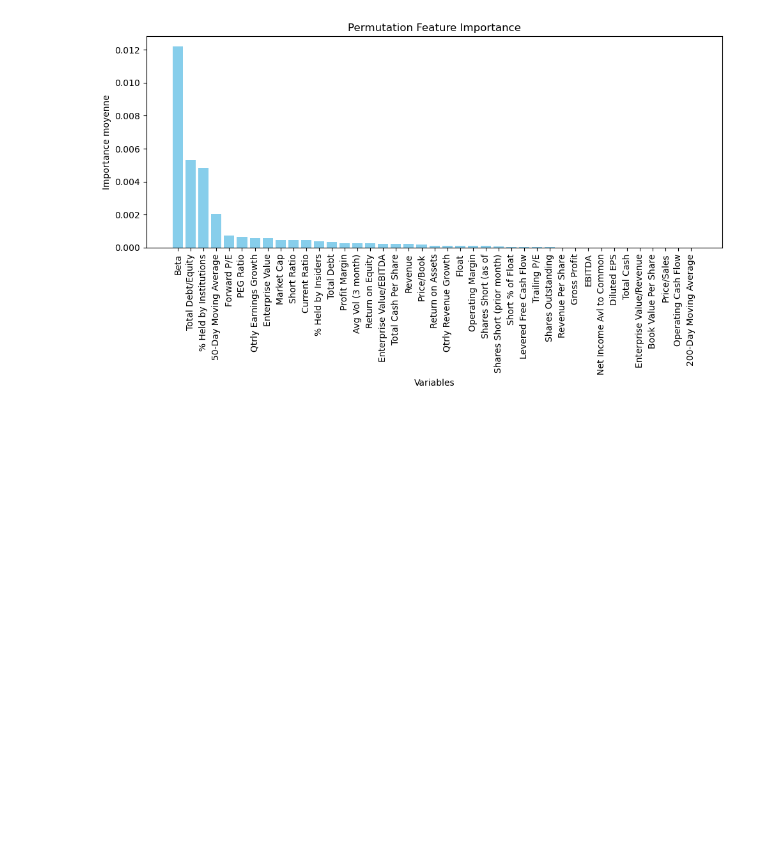
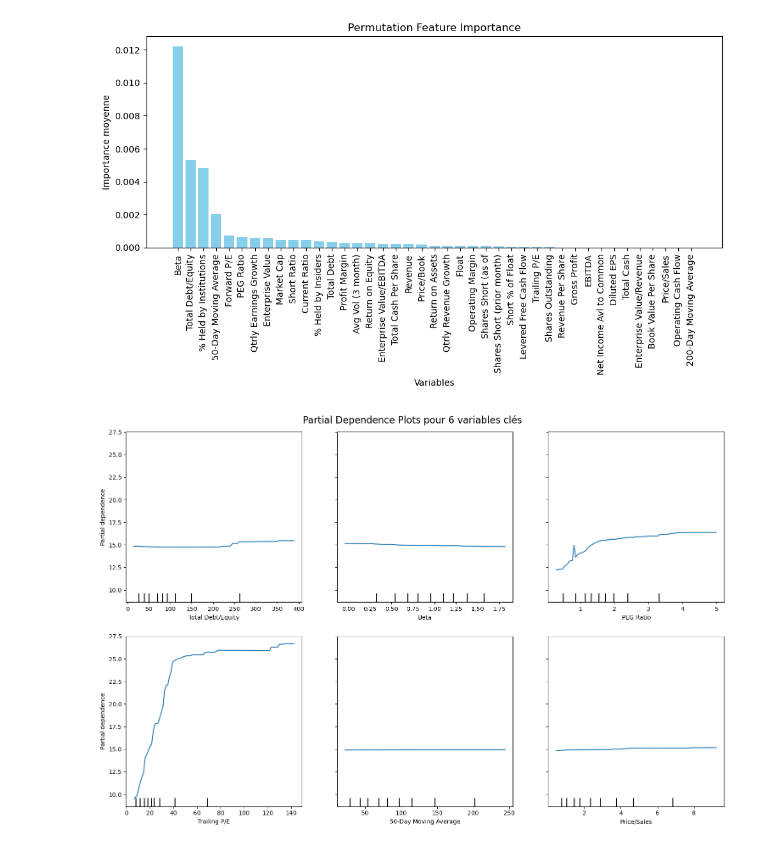
Before and after one commit to Kelian2909/projet, a Jupyter notebook: proj/analysis.ipynb, the cells around one changed output. Cells and saved outputs as stored; diff of their text form; code cells hidden in the pictures; blank space fills up the shorter version.

```diff
--- a/proj/analysis.ipynb
+++ b/proj/analysis.ipynb
@@ -1239,3 +1239,34 @@ plt.tight_layout()
 plt.show()
 # %% [output]
 [figure]
+# %%
+import matplotlib.pyplot as plt
+from sklearn.inspection import PartialDependenceDisplay
+
+# Extrait des 6 variables jugées les plus importantes selon la Permutation Importance
+features_to_plot = [
+    "Total Debt/Equity",
+    "Beta",
+    "PEG Ratio",
+    "Trailing P/E",
+    "50-Day Moving Average",
+    "Price/Sales"
+]
+
+# Génération des Partial Dependence Plots
+fig, ax = plt.subplots(figsize=(15, 10))
+
+# Si vous utilisez un modèle de classification, vous pouvez préciser `kind='average'` ou `kind='individual'`.
+# Pour une régression, la valeur par défaut suffit.
+PartialDependenceDisplay.from_estimator(
+    estimator=model,
+    X=X_train,
+    features=features_to_plot,
+    ax=ax
+)
+
+plt.suptitle("Partial Dependence Plots pour 6 variables clés", fontsize=16)
+plt.tight_layout()
+plt.show()
+# %% [output]
+[figure, added]
```
